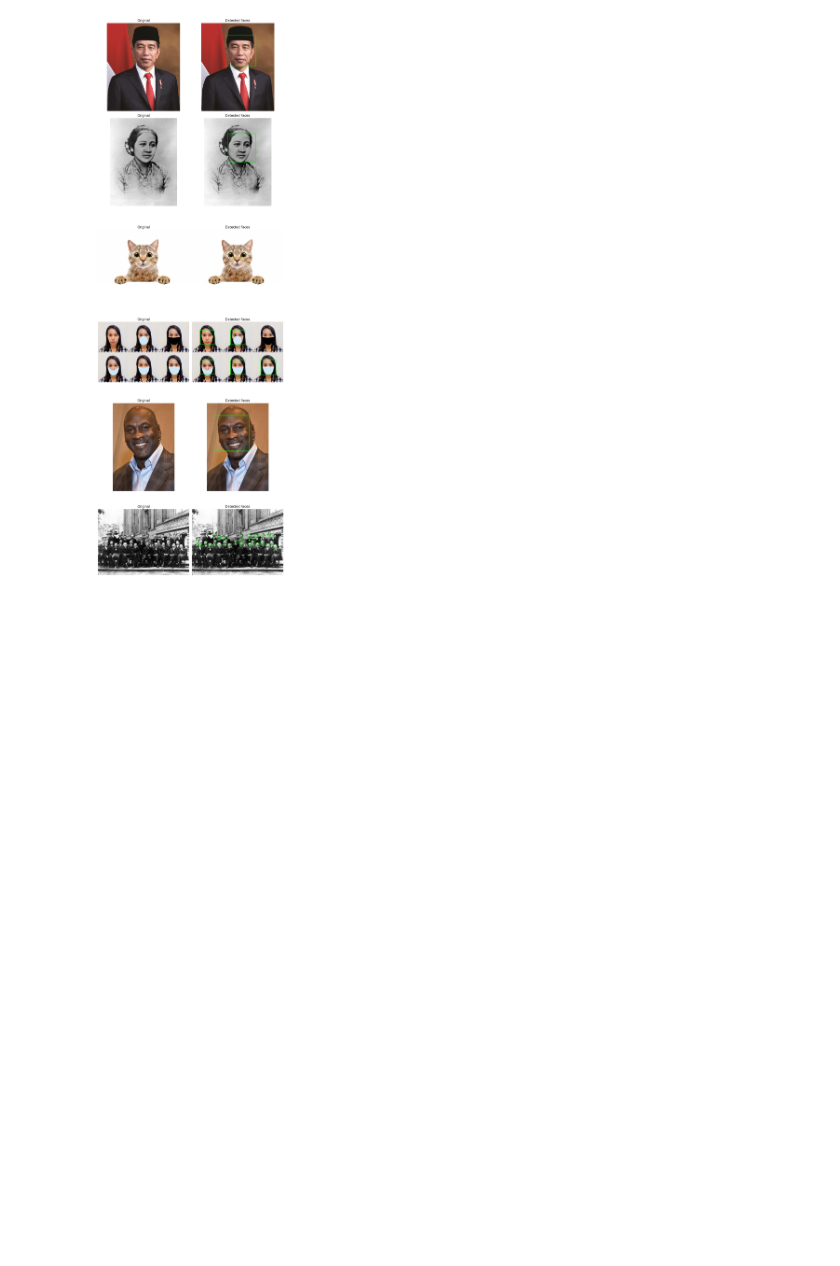
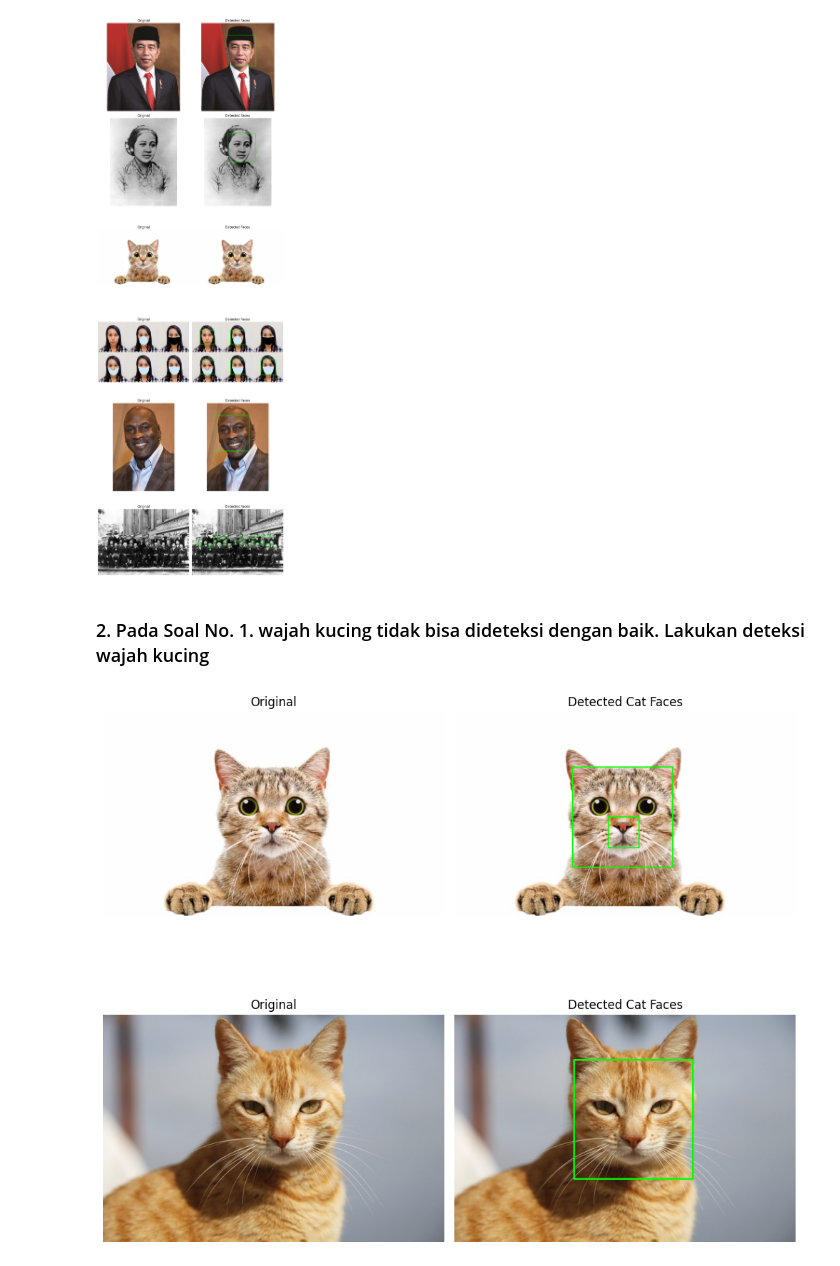
Before and after one commit to andidprastyo/PCVK_Ganjil_2023, a Jupyter notebook: week - 12/week12.ipynb, the cells around one changed output. Cells and saved outputs as stored; diff of their text form; code cells hidden in the pictures; blank space fills up the shorter version.

Commit message:
feat:task 2 cat detect

```diff
--- a/week - 12/week12.ipynb
+++ b/week - 12/week12.ipynb
@@ -86,3 +66,58 @@ plt.tight_layout()
 plt.show()
 # %% [output]
 [figure]
+# %% [markdown]
+### 2. Pada Soal No. 1. wajah kucing tidak bisa dideteksi dengan baik. Lakukan deteksi wajah kucing
+# %%
+cascade_wajah = cv2.CascadeClassifier('./haarcascades/haarcascade_frontalcatface.xml')
+
+# Directory containing images
+image_directory = './Dataset/'
+
+# List of images to process
+images_to_process = [
+    'kucing.jpg',
+    'mycat.jpg'
+    # Add more image filenames here as needed
+]
+
+# Set up Matplotlib figure for subplots
+num_images = len(images_to_process)
+fig, axes = plt.subplots(nrows=num_images, ncols=2, figsize=(10, 5 * num_images))
+
+# Loop through selected images
+for i, filename in enumerate(images_to_process):
+    img_path = os.path.join(image_directory, filename)
+
+    # Check if the image exists in the directory
+    if os.path.isfile(img_path):
+        image = cv2.imread(img_path)
+        gray = cv2.cvtColor(image, cv2.COLOR_BGR2GRAY)
+
+        # Perform cat face detection
+        cat_faces = cascade_cat.detectMultiScale(gray, scaleFactor=1.1, minNeighbors=5)
+
+        # Draw rectangles around detected cat faces
+        image_det = image.copy()
+        for (x, y, w, h) in cat_faces:
+            cv2.rectangle(image_det, (x, y), (x + w, y + h), (0, 255, 0), 2)
+
+        # Display the original image
+        axes[i, 0].imshow(cv2.cvtColor(image, cv2.COLOR_BGR2RGB))
+        axes[i, 0].set_title('Original')
+        axes[i, 0].axis('off')
+
+        # Display the image with detected cat faces
+        axes[i, 1].imshow(cv2.cvtColor(image_det, cv2.COLOR_BGR2RGB))
+        for (x, y, w, h) in cat_faces:
+            cv2.rectangle(image_det, (x, y), (x + w, y + h), (0, 255, 0), 2)
+        axes[i, 1].set_title('Detected Cat Faces')
+        axes[i, 1].axis('off')
+    else:
+        print(f"File {filename} not found.")
+
+# Adjust layout and show the subplots
+plt.tight_layout()
+plt.show()
+# %% [output]
+[figure, added]
```
Also changed, not shown: parts of 1 cell of this notebook.
